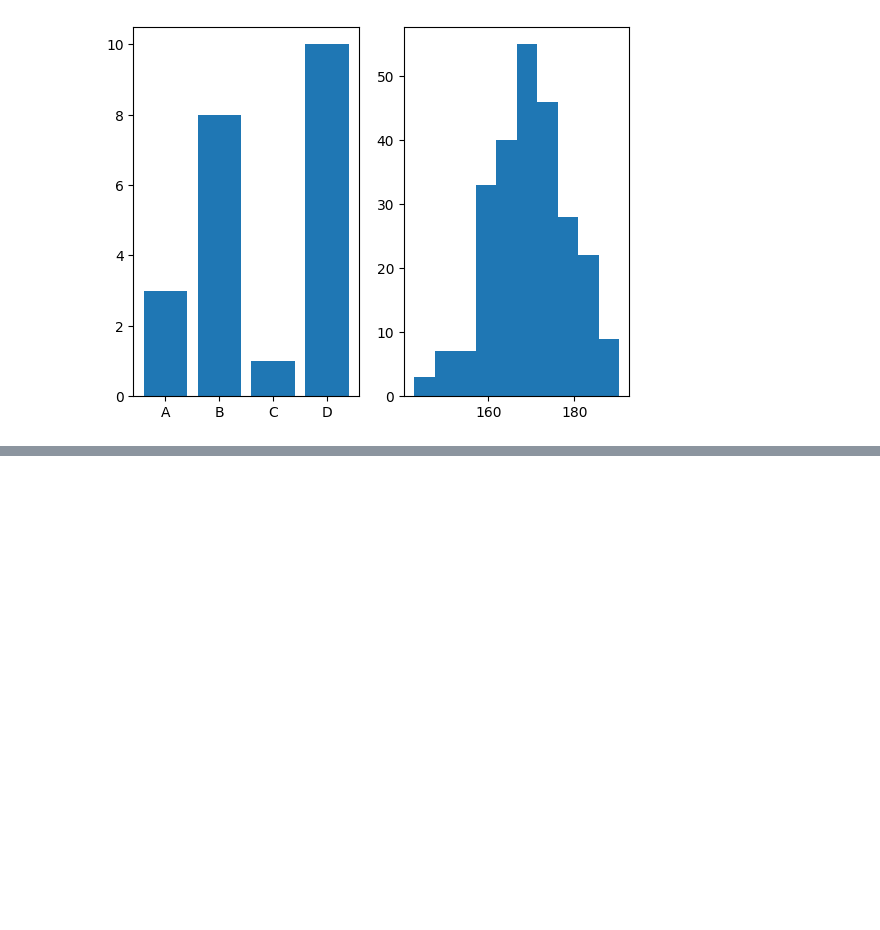
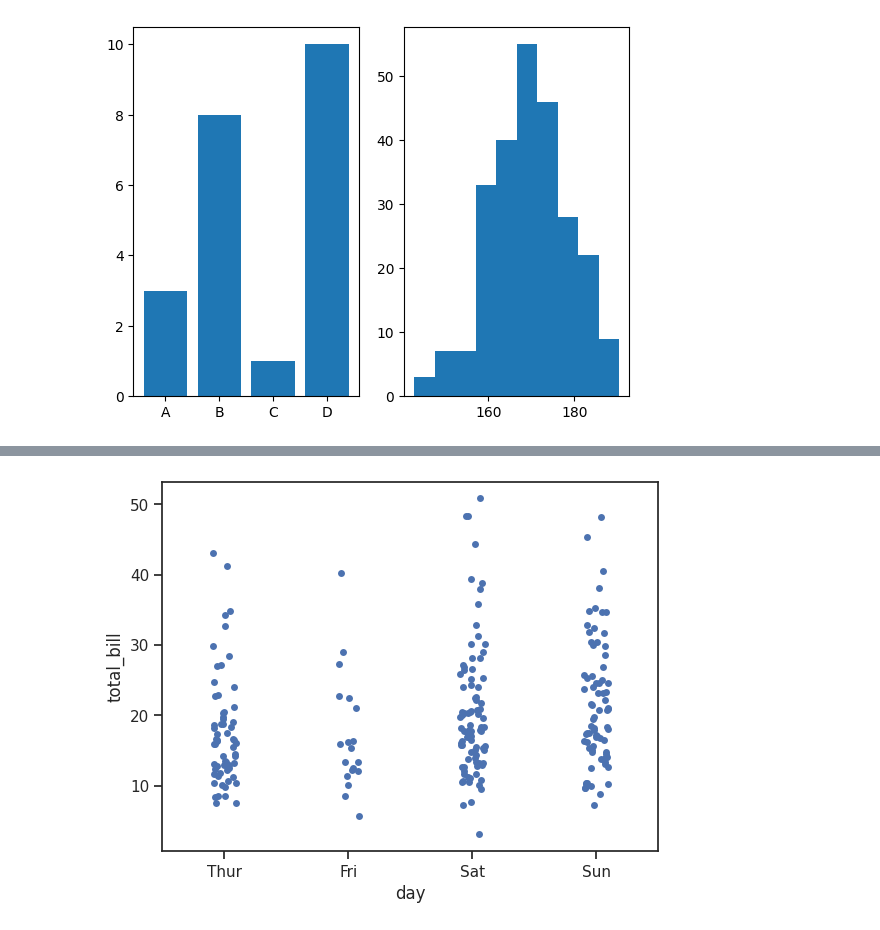
Before and after one commit to Gouri-Nandana11/MCA, a Jupyter notebook: Datascience.ipynb, the cells around one changed output, grey strips where cells are left out. Saved outputs shown, nothing was run; the diff lists cells and outputs as text; code cells hidden in the pictures; blank space fills up the shorter version.

```diff
--- a/Datascience.ipynb
+++ b/Datascience.ipynb
@@ -162,0 +188,5 @@ plt.show()
+# %%
+sns.stripplot(x="day", y="total_bill", data=tips)
+plt.show()
+# %% [output]
+[figure, added]
```
Also changed, not shown: parts of 6 cells of this notebook.
